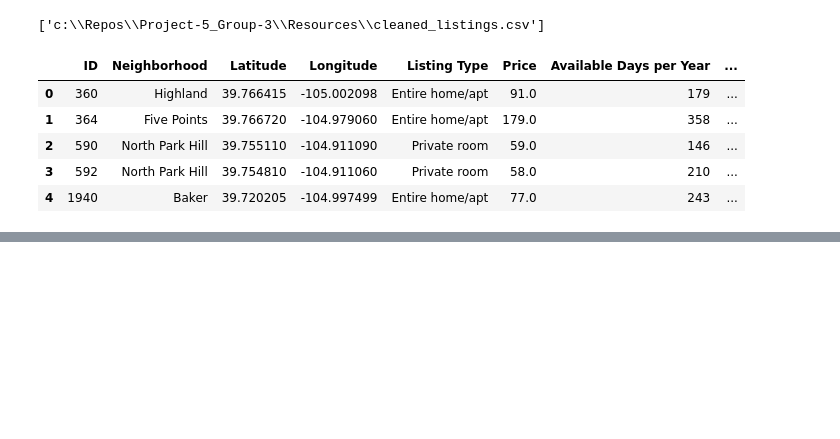
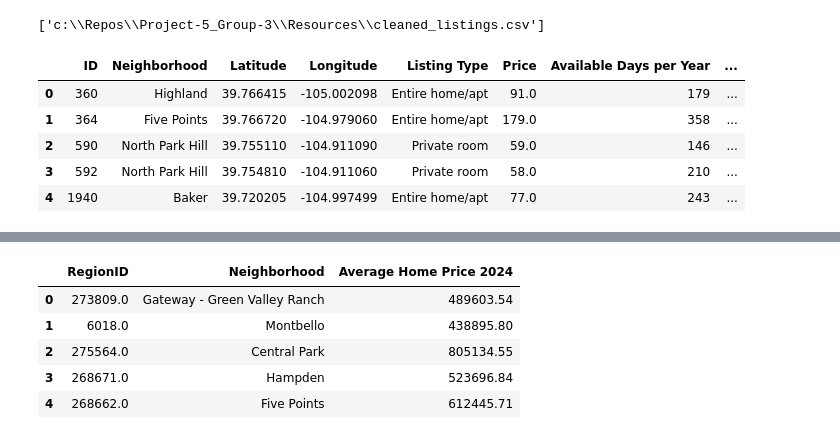
Before and after one commit to kanchanratan1980/Project-5_Group-3, a Jupyter notebook: airbnb.ipynb, the cells around one changed output, grey strips where cells are left out. Drawn from its saved outputs; the diff is of its cells as text; code cells hidden in the pictures; blank space fills up the shorter version.

```diff
--- a/airbnb.ipynb
+++ b/airbnb.ipynb
@@ -222,0 +228,11 @@ plt.show()
+# %%
+# Select only the columns we want for our analysis
+zillow_df = zillow_df[["RegionID", "Neighborhood", "Average Home Price 2024"]].copy()
+zillow_df.head()
+# %% [output]
+|  | RegionID | Neighborhood | Average Home Price 2024 |
+| 0 | 273809.0 | Gateway - Green Valley Ranch | 489603.54 |
+| 1 | 6018.0 | Montbello | 438895.80 |
+| 2 | 275564.0 | Central Park | 805134.55 |
+| 3 | 268671.0 | Hampden | 523696.84 |
+| 4 | 268662.0 | Five Points | 612445.71 |
```
Also changed, not shown: parts of 10 cells of this notebook.
